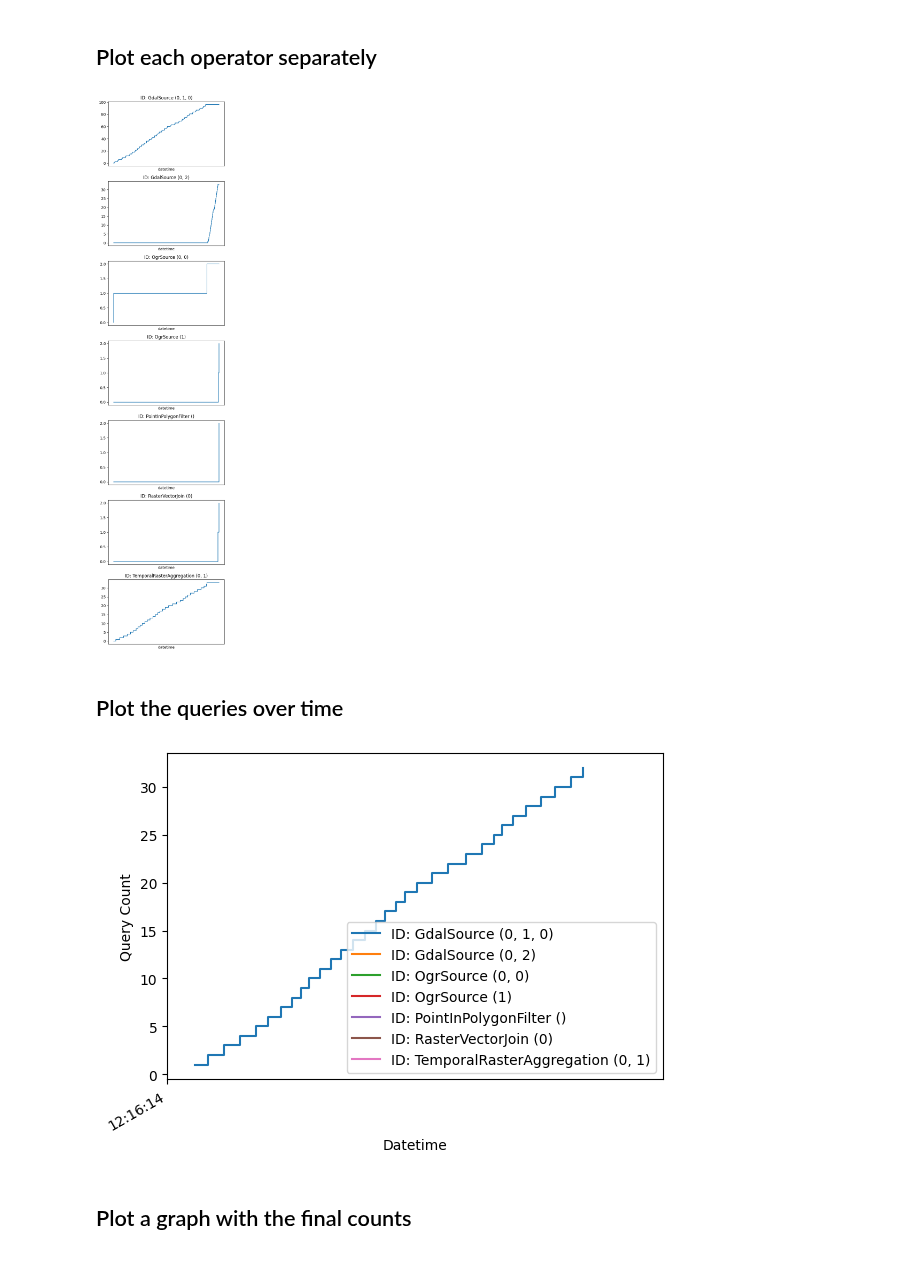
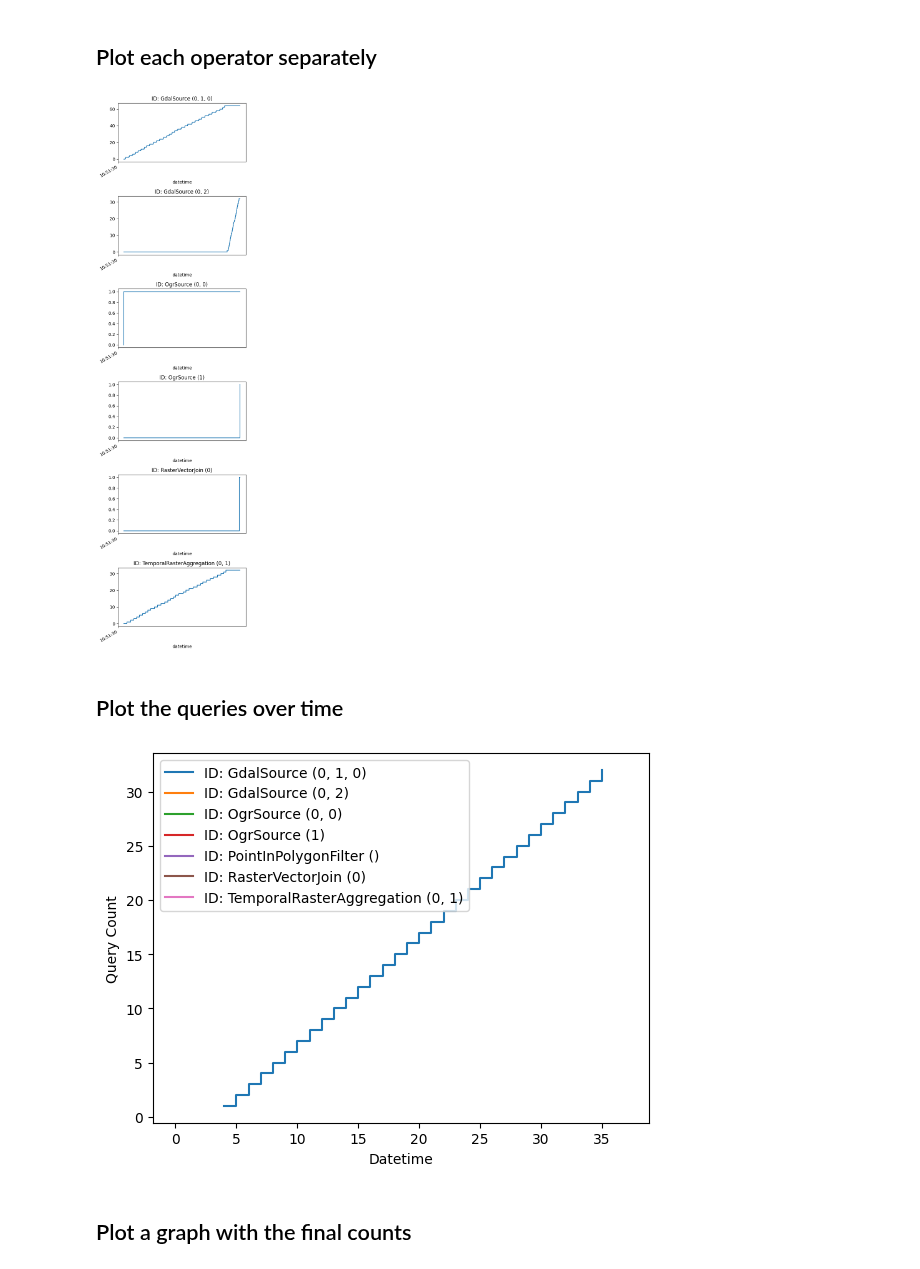
Before and after one commit to geo-engine/geoengine-python, a Jupyter notebook: examples/workflow_tracing.ipynb, the cells around one changed output. Drawn from its saved outputs; the diff is of its cells as text; code cells hidden in the pictures.

Commit message:
adjust to new workflow path format

```diff
--- a/examples/workflow_tracing.ipynb
+++ b/examples/workflow_tracing.ipynb
@@ -110,14 +110,14 @@ LOG_FILE_PATH = "../../geoengine/geo_engine_rCURRENT.log"
 ## Define some helper functions
 # %%
 datetime_pattern = r"\d{4}-\d{2}-\d{2}T\d{2}:\d{2}:\d{2}\.\d{6}Z"
-id_pattern = r'id: \[([\d,\s]*)\]'
+id_pattern = r'OperatorWorkflowPath: \[([\d,\s]*)\]'
 
 def parse_initialize(line):
     # Extract datetime, operator name, and id number
 
     # TODO: also capture workflow execution id once it is available
 
-    operator_pattern = r'Initialize "(.+?)"'
+    operator_pattern = r'Initialize (.+?),'
 
     datetime_match = re.search(datetime_pattern, line)
     operator_match = re.search(operator_pattern, line)
@@ -134,14 +134,16 @@ def parse_poll_next(line):
     # TODO: also capture workflow execution id once it is available
     poll_next_count_pattern = r'poll_next_count=(\d+)'
     element_count_pattern = r'element_count=(\d+)'
+    empty_pattern = r'empty=(\w+)'
 
     datetime_match = re.search(datetime_pattern, line)
     id_match = re.search(id_pattern, line)
     poll_next_count_match = re.search(poll_next_count_pattern, line)
     element_count_match = re.search(element_count_pattern, line)
+    empty_match = re.search(empty_pattern, line)
 
-    if datetime_match and id_match and poll_next_count_match and element_count_match:
-        return datetime_match.group(0), id_match.group(1), poll_next_count_match.group(1), element_count_match.group(1)
+    if datetime_match and id_match and poll_next_count_match and element_count_match and empty_match:
+        return datetime_match.group(0), id_match.group(1), poll_next_count_match.group(1), element_count_match.group(1), empty_match.group(1)
     else:
         return None
 
@@ -183,15 +185,16 @@ with open(LOG_FILE_PATH, "r") as file:
         if 'event="poll_next"' in line:
             parsed_data = parse_poll_next(line)
             if parsed_data:
-                datetime, id, poll_next_count, element_count = parsed_data
+                datetime, id, poll_next_count, element_count, empty = parsed_data
 
                 # print(f"Poll next: datetime: {datetime}, id: {id}, poll_next_count: {poll_next_count}, element_count: {element_count}")
 
-                poll_data.append({
-                    "datetime": datetime,
-                    "operator": f"{operators[id]} ({id})",
-                    "element_count": 1, # int(element_count),
-                })
+                if empty == "false":
+                    poll_data.append({
+                        "datetime": datetime,
+                        "operator": f"{operators[id]} ({id})",
+                        "element_count": 1, # int(element_count),
+                    })
 
         if 'query_count=' in line:
             parsed_data = parse_query(line)
@@ -255,25 +258,25 @@ for id_value, group in grouped:
 plt.tight_layout()
 plt.show()
 # %% [output]
-[figure, old version]
+[figure, new version]
 # %% [markdown]
 ## Plot the queries over time
 # %%
 query_df = pd.DataFrame(query_data)
 query_df['datetime'] = pd.to_datetime(query_df['datetime'])
-query_df.set_index('datetime', inplace=True)
+# query_df.set_index('datetime', inplace=True)
 
 grouped = query_df.groupby('operator')
 
 for id_value, group in grouped:
         group['query_count'].plot(drawstyle='steps-post', label=f"ID: {id_value}")
 
 plt.xlabel('Datetime')
 plt.ylabel('Query Count')
 plt.legend()
 plt.show()
 # %% [output]
-[figure, old version]
+[figure, new version]
 # %% [markdown]
 ## Plot a graph with the final counts
 # %%
```
Also changed, not shown: parts of 2 cells of this notebook.
